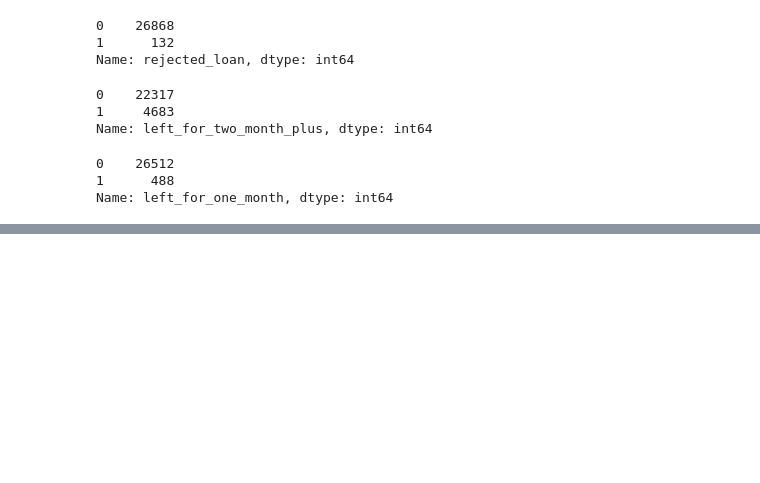
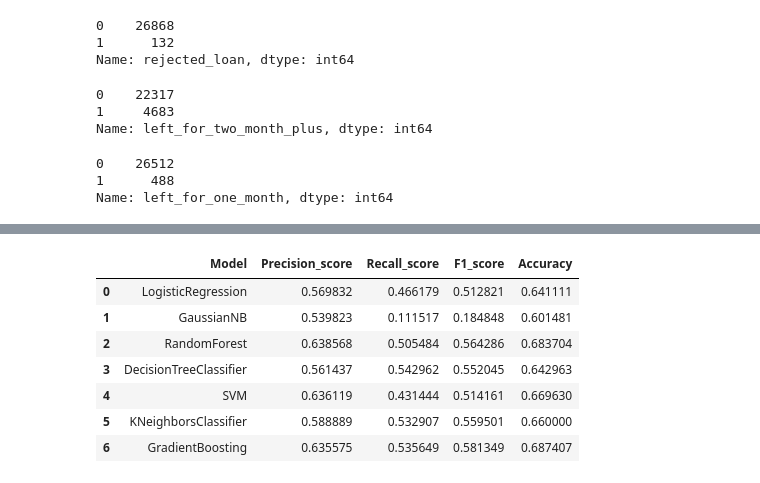
Before and after one commit to innovator-arjun/Minimizing-Churn-Rate--Financial-Habits, a Jupyter notebook: Minimizing Churn Rate.ipynb, the cells around one changed output, grey strips where cells are left out. Drawn from its saved outputs; the diff is of its cells as text; code cells hidden in the pictures; blank space fills up the shorter version.

```diff
--- a/Minimizing Churn Rate.ipynb
+++ b/Minimizing Churn Rate.ipynb
@@ -237,0 +353,40 @@ Name: left_for_one_month, dtype: int64
+# %%
+from sklearn import tree
+clfs = {
+'LogisticRegression' : LogisticRegression(),
+'GaussianNB': GaussianNB(),
+'RandomForest': RandomForestClassifier(),
+'DecisionTreeClassifier': DecisionTreeClassifier(),
+'SVM': SVC(),
+'KNeighborsClassifier': KNeighborsClassifier(),
+'GradientBoosting': GradientBoostingClassifier(),
+}
+# %%
+models_report = pd.DataFrame(columns = ['Model', 'Precision_score', 'Recall_score','F1_score', 'Accuracy'])
+
+for clf, clf_name in zip(clfs.values(), clfs.keys()):
+    clf.fit(X_train,y_train)
+    y_pred = clf.predict(X_test)
+    y_score = clf.score(X_test,y_test)
+
+    #print('Calculating {}'.format(clf_name))
+    t = pd.Series({
+                     'Model': clf_name,
+                     'Precision_score': metrics.precision_score(y_test, y_pred),
+                     'Recall_score': metrics.recall_score(y_test, y_pred),
+                     'F1_score': metrics.f1_score(y_test, y_pred),
+                     'Accuracy': metrics.accuracy_score(y_test, y_pred)}
+                   )
+
+    models_report = models_report.append(t, ignore_index = True)
+
+models_report
+# %% [output]
+|  | Model | Precision_score | Recall_score | F1_score | Accuracy |
+| 0 | LogisticRegression | 0.569832 | 0.466179 | 0.512821 | 0.641111 |
+| 1 | GaussianNB | 0.539823 | 0.111517 | 0.184848 | 0.601481 |
+| 2 | RandomForest | 0.638568 | 0.505484 | 0.564286 | 0.683704 |
+| 3 | DecisionTreeClassifier | 0.561437 | 0.542962 | 0.552045 | 0.642963 |
+| 4 | SVM | 0.636119 | 0.431444 | 0.514161 | 0.669630 |
+| 5 | KNeighborsClassifier | 0.588889 | 0.532907 | 0.559501 | 0.660000 |
+| 6 | GradientBoosting | 0.635575 | 0.535649 | 0.581349 | 0.687407 |
```
Also changed, not shown: parts of 13 cells of this notebook.
